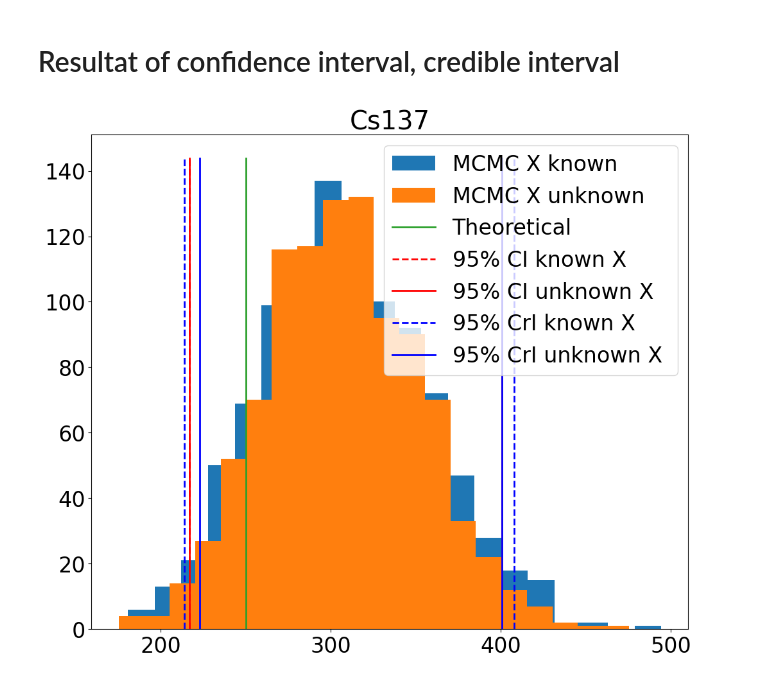
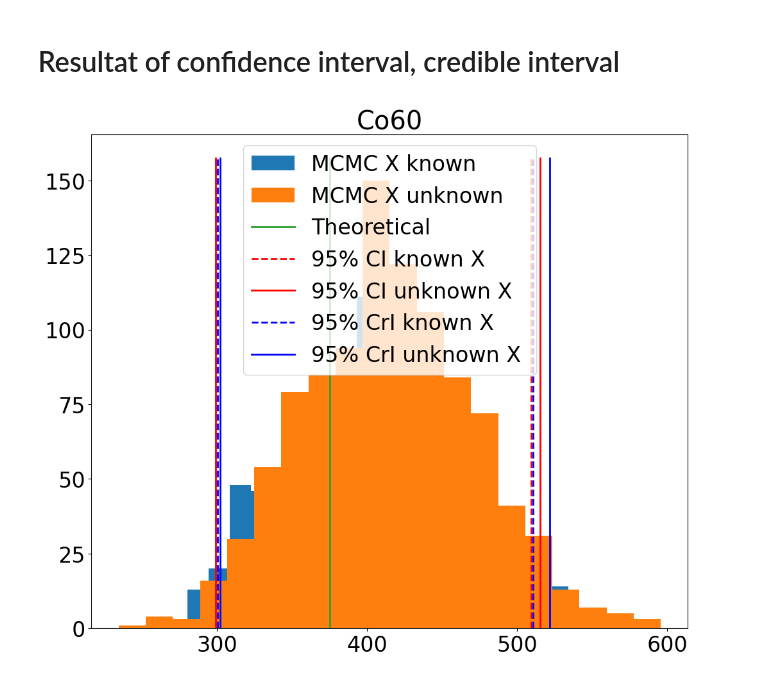
Before and after one commit to triem1998/GamUncertainty, a Jupyter notebook: notebooks/Uncertainty_gamma_spectrometry.ipynb, the cells around one changed output. Drawn from its saved outputs; the diff is of its cells as text; code cells hidden in the pictures.

```diff
--- a/notebooks/Uncertainty_gamma_spectrometry.ipynb
+++ b/notebooks/Uncertainty_gamma_spectrometry.ipynb
@@ -342,28 +337,28 @@ res_mcmc=np.array(res_mcmc).T
 # %%
 plt.rcParams.update({'font.size': 24})
 plt.figure(figsize=(12,10))
-i=2 # radionuclide
+i=1 # radionuclide
 k=0 # coverage level
 label_name=['95','99.7']
 cri_mcmc=get_optimal_coverage_interval(res_mcmc_Xfixed[np.newaxis,:,:],np.array([95.4,99.7])/100)
 plt.hist(res_mcmc_Xfixed[:,i],bins=20,label='MCMC X known')
 
 plt.hist(res_mcmc[:,i],bins=20,label='MCMC X unknown')
 cri_mcmc2=get_optimal_coverage_interval(res_mcmc[np.newaxis,:,:],np.array([95.4,99.7])/100)
 
 
 ylim=plt.gca().get_ylim()
 plt.plot(a[list_radio[i]]*np.ones(100),np.linspace(ylim[0],ylim[1],100),lw=2,label='Theoretical')
 plt.plot((res_nnpu[i]+(k+2)*std_nnpu[i])*np.ones(100),np.linspace(ylim[0],ylim[1],100),'--',lw=2,label=label_name[k]+ '% CI known X',color='r')
 plt.plot((res_nnpu[i]-(k+2)*std_nnpu[i])*np.ones(100),np.linspace(ylim[0],ylim[1],100),'--',lw=2,color='r')
 plt.plot((res_semsun[1][list_radio[i]]+(k+2)*std_semsun[list_radio[i]])*np.ones(100),np.linspace(ylim[0],ylim[1],100),'-',lw=2,label=label_name[k]+ '% CI unknown X',color='r')
 plt.plot((res_semsun[1][list_radio[i]]-(k+2)*std_semsun[list_radio[i]])*np.ones(100),np.linspace(ylim[0],ylim[1],100),'-',lw=2,color='r')
 plt.plot((cri_mcmc[k,0,i,0])*np.ones(100),np.linspace(ylim[0],ylim[1],100),'--',lw=2,label=label_name[k]+'% CrI known X',color='b')
 plt.plot((cri_mcmc[k,0,i,1])*np.ones(100),np.linspace(ylim[0],ylim[1],100),'--',lw=2,color='b')
 plt.plot((cri_mcmc2[k,0,i,0])*np.ones(100),np.linspace(ylim[0],ylim[1],100),'-',lw=2,label=label_name[k]+'% CrI unknown X ',color='b')
 plt.plot((cri_mcmc2[k,0,i,1])*np.ones(100),np.linspace(ylim[0],ylim[1],100),'-',lw=2,color='b')
 plt.title(np.array(['Bkg']+RN_NAME)[list_radio[i]])
 plt.legend()
 plt.rcParams.update({'font.size': 34})
 # %% [output]
-[figure, old version]
+[figure, new version]
```
Also changed, not shown: parts of 1 cell of this notebook.
